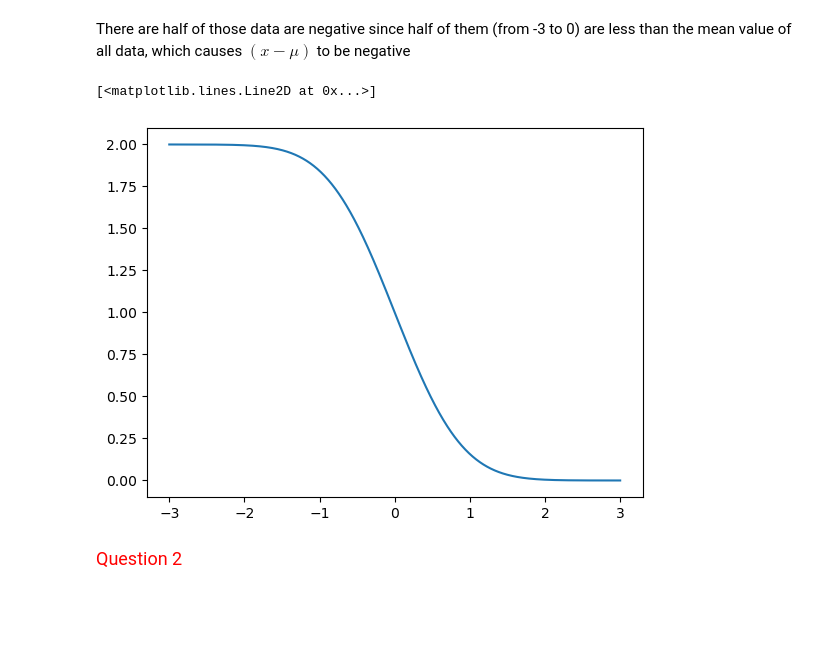
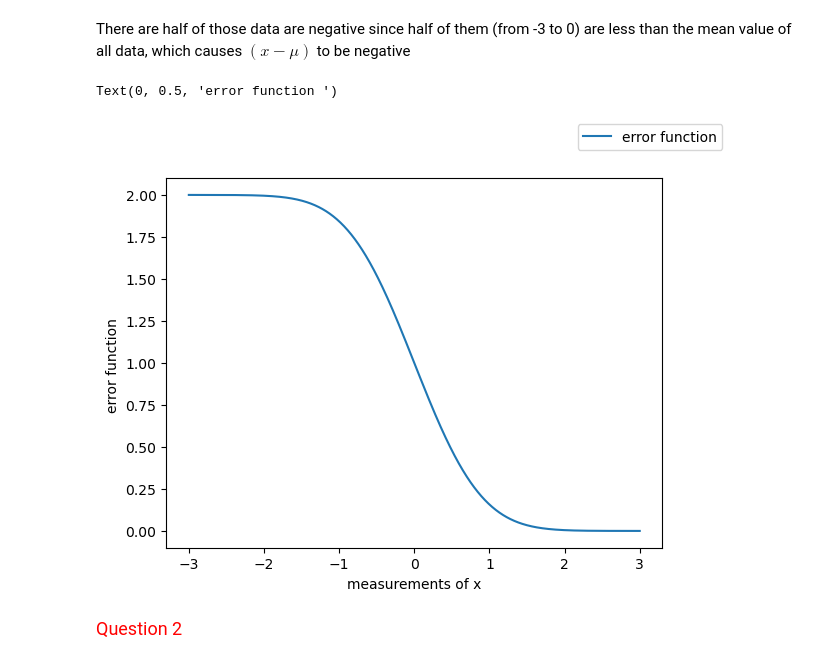
Before and after one commit to AurelianoLZA/Phys_434, a Jupyter notebook: Lab1.ipynb, the cells around one changed output. Drawn from its saved outputs; the diff is of its cells as text; code cells hidden in the pictures; blank space fills up the shorter version.

```diff
--- a/Lab1.ipynb
+++ b/Lab1.ipynb
@@ -20,10 +20,13 @@ There are half of those data are negative since half of them (from -3 to 0) are
 which causes $(x-{\mu})$ to be negative
 # %%
 fig,ax = plt.subplots()
-ax.plot(x,scipy.special.erfc(x))
+ax.plot(x,scipy.special.erfc(x),label = "error function")
+fig.legend()
+ax.set_xlabel("measurements of x")
+ax.set_ylabel("error function ")
 # %% [output]
-[<matplotlib.lines.Line2D at 0x...>]
+Text(0, 0.5, 'error function ')
-[figure, old version]
+[figure, new version]
 # %% [markdown]
 <font size = 4 color = 'red' > Question 2 </font>
 # %%
```
